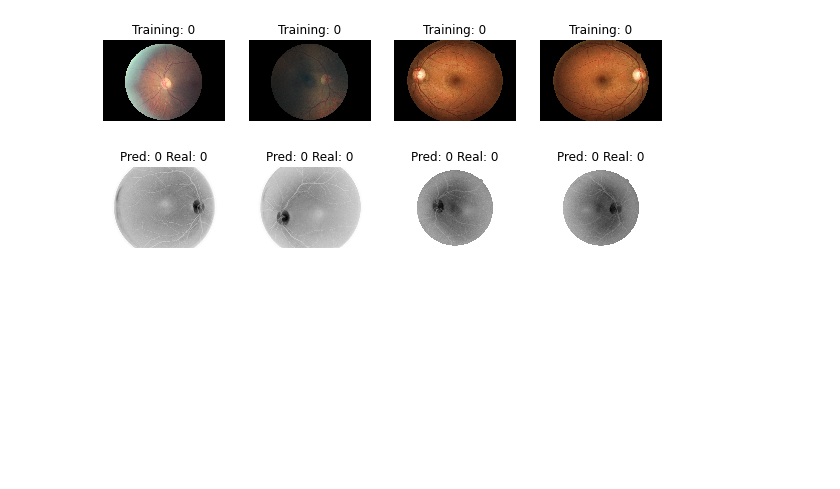
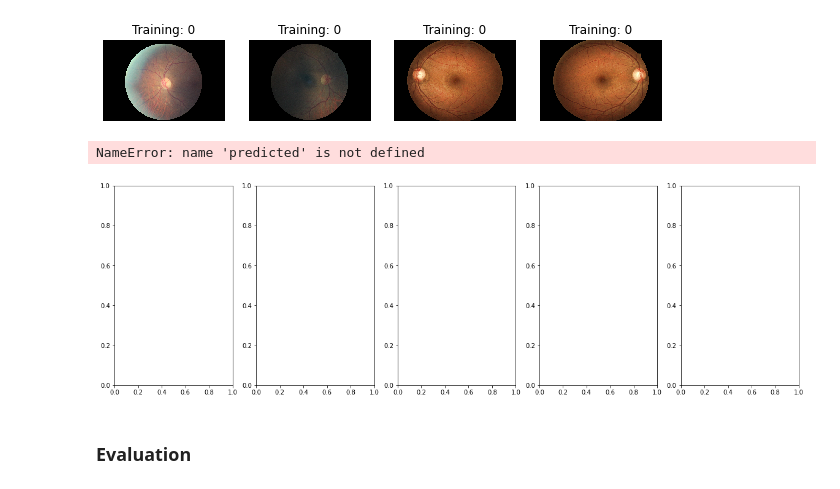
Before and after one commit to RipOrbofWinter/EyeDiseaseDetection, a Jupyter notebook: ResearchNotebook.ipynb, the cells around one changed output. Cells and saved outputs as stored; diff of their text form; code cells hidden in the pictures; blank space fills up the shorter version.

```diff
--- a/ResearchNotebook.ipynb
+++ b/ResearchNotebook.ipynb
@@ -241,7 +244,7 @@ label_names[label_list[1]]
 # %% [output]
 'No DR'
 # %%
-label_list = label_list[0:824]
+label_list = label_list[0:1592]
 label_list[0]
 # %% [output]
 0
@@ -293,7 +294,7 @@ clf = svm.SVC(gamma=0.001)
 
 # Split data into 50% train and 50% test subsets
 X_train, X_test, y_train, y_test = train_test_split(
-    data, label_list, test_size=0.5, shuffle=False
+    data, label_list, test_size=0.3, shuffle=False
 )
 
 # Learn the digits on the train subset
@@ -302,14 +303,17 @@ clf.fit(X_train, y_train)
 # Predict the value of the digit on the test subset
 predicted = clf.predict(X_test)
 # %%
-_, axes = plt.subplots(nrows=1, ncols=4, figsize=(10, 3))
+_, axes = plt.subplots(nrows=1, ncols=5, figsize=(20, 6))
 for ax, image, prediction, realCat in zip(axes, X_test, predicted, y_test):
     ax.set_axis_off()
     image = image.reshape(597, 896)
     ax.imshow(image, cmap=plt.cm.gray_r, interpolation="nearest")
     ax.set_title(f"Pred: {prediction} Real: {realCat}")
 # %% [output]
+NameError: name 'predicted' is not defined
-[figure, old version]
+[figure, new version]
+# %% [markdown]
+### Evaluation
 # %%
 print(
     f"CLassification report for classifier {clf}:\n"
```
Also changed, not shown: parts of 9 cells of this notebook.
